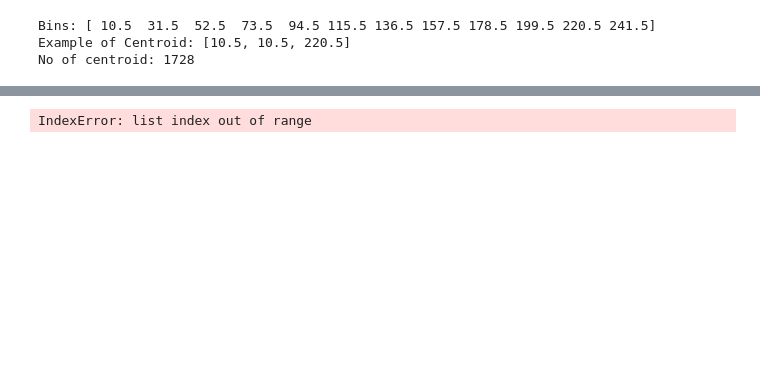
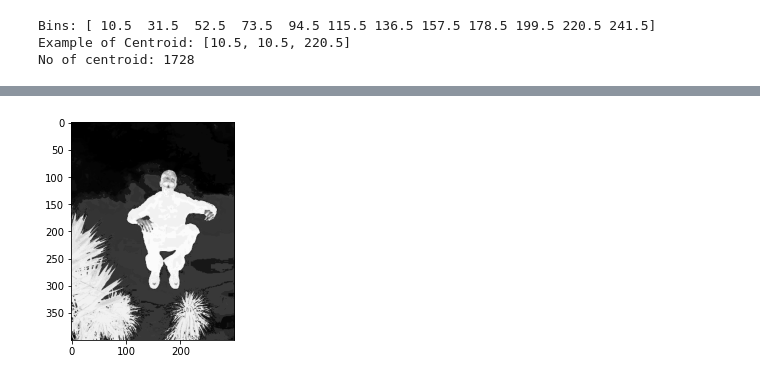
Before and after one commit to KKC28/Advance-Computer-Vision, a Jupyter notebook: Histogram Based Contrast Saliency.ipynb, the cells around one changed output, grey strips where cells are left out. Drawn from its saved outputs; the diff is of its cells as text; code cells hidden in the pictures; blank space fills up the shorter version.

```diff
--- a/Histogram Based Contrast Saliency.ipynb
+++ b/Histogram Based Contrast Saliency.ipynb
@@ -358,23 +219,0 @@ plt.show()
-# %%
-#Smoothing factor
-S_final=[ [ 0 for i in range(len(I[0])) ] for j in range(len(I)) ]
-m=int(85/4)
-for i in range(0,len(I)):
-    for j in range(0,len(I[0])):
-        r=max((1,math.ceil(R[i][j]%13)))
-        g=max((1,math.ceil(G[i][j]%13)))
-        b=max((1,math.ceil(B[i][j]%13)))
-        hi=144*(r-1)+12*(g-1)+b
-        pixel_bin=centroids[hi]
-        coordinate=tuple([i,j])
-        temp_=temp[coordinate]
-        temp_={k: v for k, v in sorted(temp_.items(), key=lambda item: item[1])}
-        temp_= dict(list(temp_.items())[0: m])
-        T=0
-        for key,value in temp_.items():
-            T+=value
-        for key,value in temp_.items():
-            S_final[i][j]+=(T-value)*S[key]
-        S_final[i][j]/=(m-1)
-# %% [output]
-IndexError: list index out of range
@@ -404,0 +220,13 @@ IndexError: list index out of range
+# %%
+#Brightening of image Method
+
+from  itertools import chain
+c=100
+T=list(chain.from_iterable(S2))
+T=[c*math.log(i+1) for i in T]
+T=np.reshape(T, (len(I), len(I[0])))
+plt.imshow(T,cmap='gray')
+plt.imshow(T,cmap='gray')
+plt.show()
+# %% [output]
+[figure, added]
```
Also changed, not shown: parts of 21 cells of this notebook, 6 other files.
